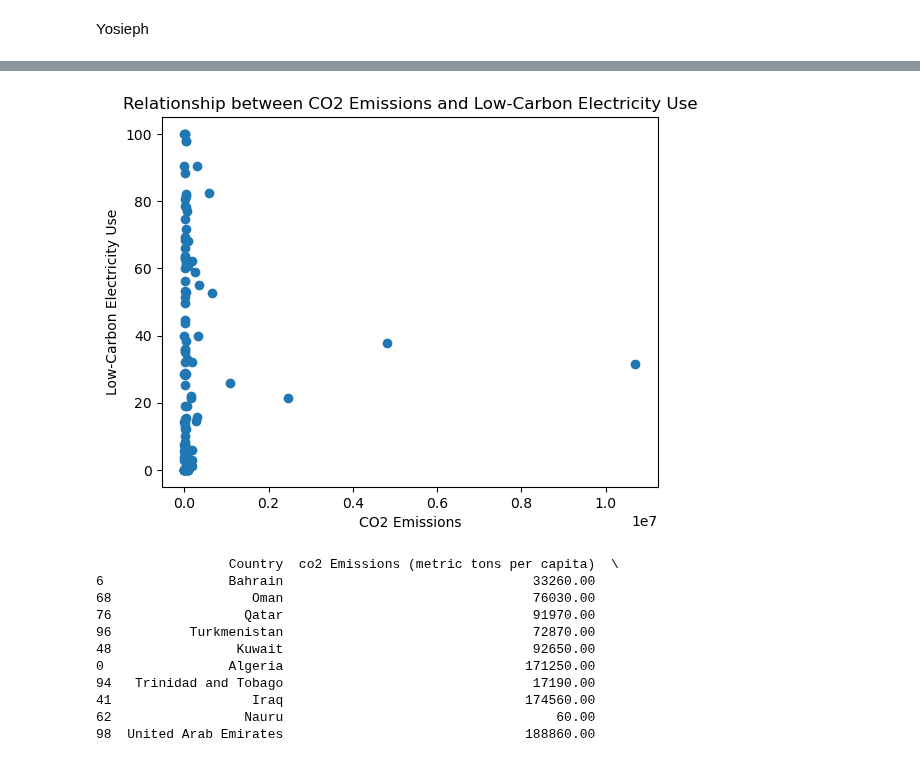
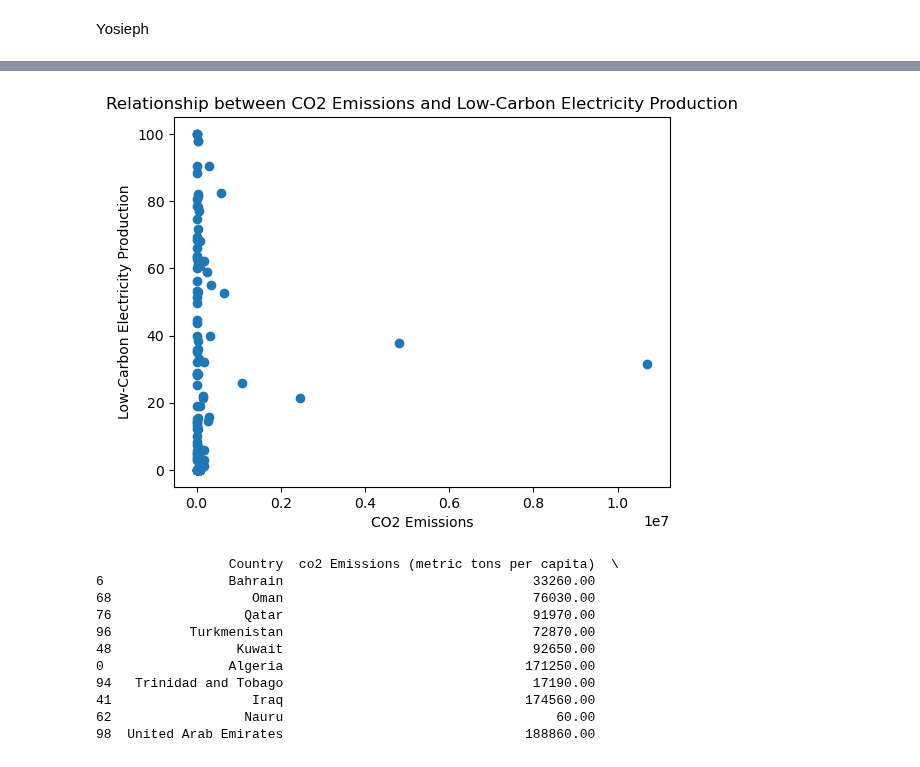
Before and after one commit to yosieph/Project1, a Jupyter notebook: project1.ipynb, the cells around one changed output, grey strips where cells are left out. Saved outputs shown, nothing was run; the diff lists cells and outputs as text; code cells hidden in the pictures.

```diff
--- a/project1.ipynb
+++ b/project1.ipynb
@@ -635,15 +643,15 @@ plt.show()
 # %%
 # Create a scatter plot
 plt.scatter(main_data['co2 Emissions (metric tons per capita)'], main_data['Low-carbon electricity (% electricity)'])
 plt.xlabel('CO2 Emissions')
-plt.ylabel('Low-Carbon Electricity Use')
-plt.title('Relationship between CO2 Emissions and Low-Carbon Electricity Use')
+plt.ylabel('Low-Carbon Electricity Production')
+plt.title('Relationship between CO2 Emissions and Low-Carbon Electricity Production')
 
 plt.savefig("output_data/scatter plot - co2 and lowcar.png", bbox_inches='tight')
 
 plt.show()
 # %% [output]
-[figure, old version]
+[figure, new version]
 # %%
 # data informations :country ,Low-carbon electricity (% electricity) ,co2 Emissions (metric tons per capita)
 # Sort the main_data by 'Average Temp' in ascending order to get the lowest Carbon electricity countries
```
Also changed, not shown: parts of 10 cells of this notebook, 8 other files.
